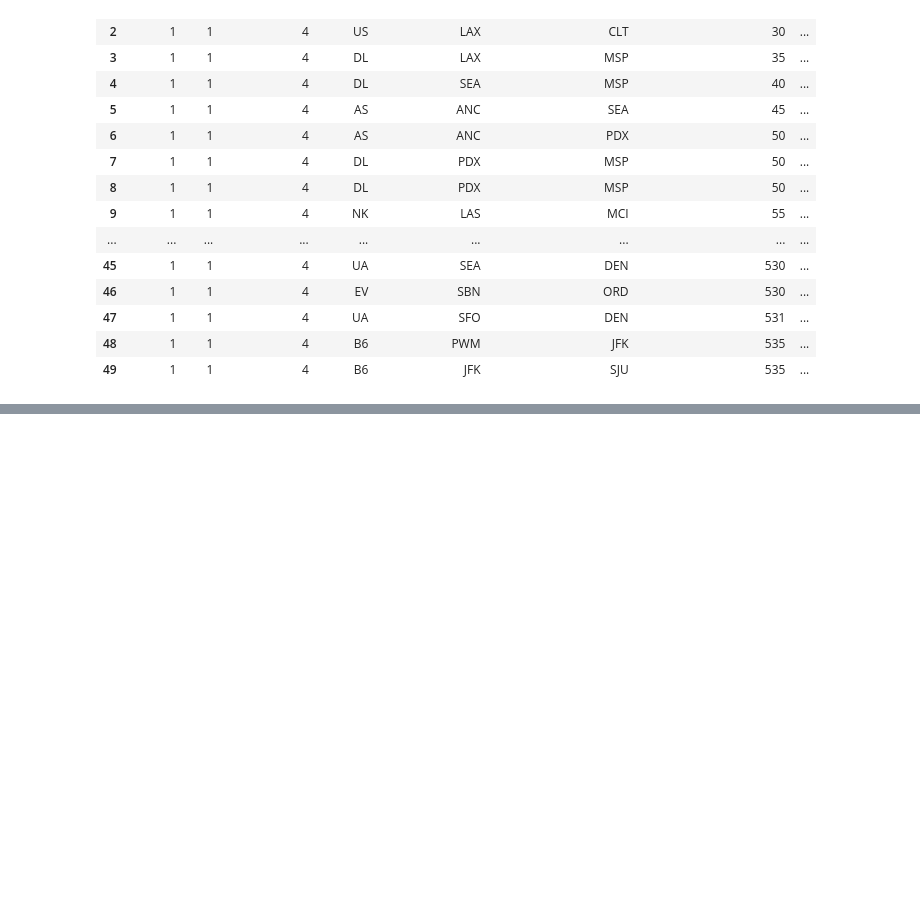
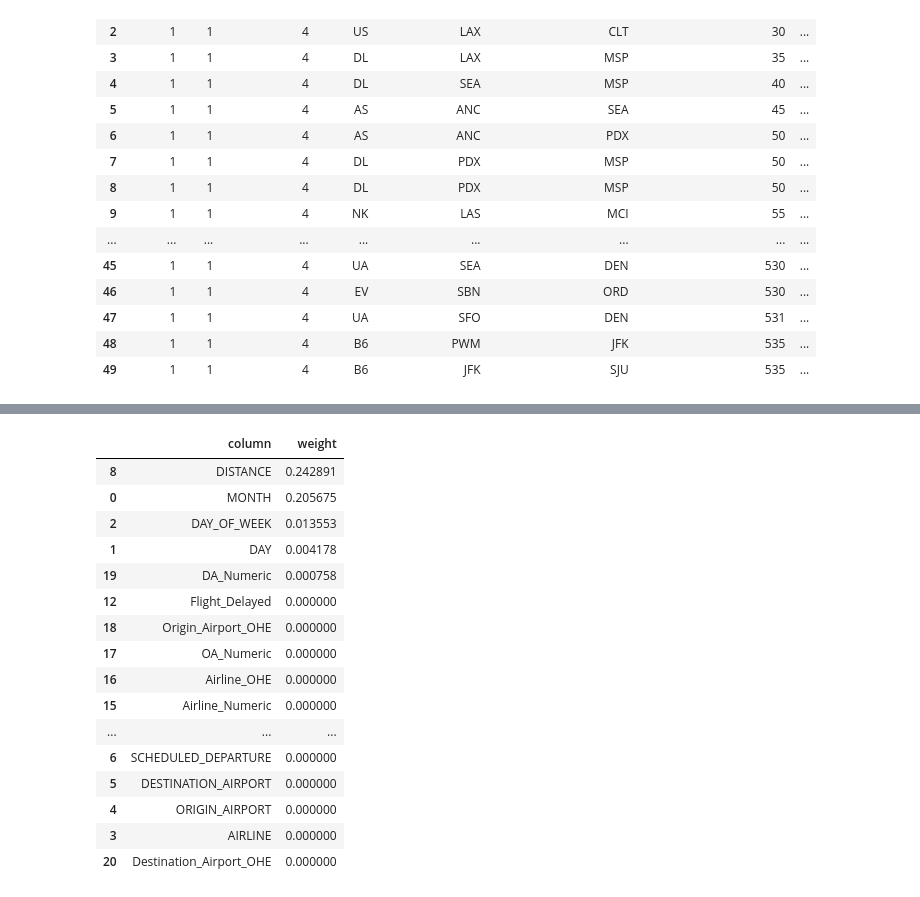
Before and after one commit to BDATeam1/Master, a Jupyter notebook: BDA_MultiClass.ipynb, the cells around one changed output, grey strips where cells are left out. Cells and saved outputs as stored; diff of their text form; code cells hidden in the pictures; blank space fills up the shorter version.

```diff
--- a/BDA_MultiClass.ipynb
+++ b/BDA_MultiClass.ipynb
@@ -78,7 +78,7 @@ type(flights_df)
 # %% [output]
 [interactive output not drawn]
 # %%
-flights_df_sample = flights_df.sample(True, 0.2, 42)
+flights_df_sample = flights_df.sample(True, 0.5, 42)
 # %% [output]
 [interactive output not drawn]
 # %%
@@ -109,10 +109,10 @@ from pyspark.ml.feature import Bucketizer
 from pyspark.sql.functions import udf
 from pyspark.sql.types import *
 
-delay_bucketizer = Bucketizer(splits=[ -55, 30, 60, float('Inf') ],inputCol="DEPARTURE_DELAY", outputCol="Delay_Bucket")
+delay_bucketizer = Bucketizer(splits=[ -55, 15, 30, float('Inf') ],inputCol="DEPARTURE_DELAY", outputCol="Delay_Bucket")
 flights_df_sample = delay_bucketizer.setHandleInvalid("keep").transform(flights_df_sample)
 
-d = {0.0:"No Delay", 1.0: "Delayed by 30-60 mins", 2.0:"Delayed by more than 1 hour"}
+d = {0.0:"No Delay", 1.0: "Delayed by more than 15mins", 2.0:"Delayed by more than 30 mins"}
 udf_foo = udf(lambda x: d[x], StringType())
 flights_df_sample = flights_df_sample.withColumn("Flight_Delayed", udf_foo("Delay_Bucket"))
 
@@ -177,7 +177,7 @@ flights_df_sample.limit(50).toPandas()
 | 48 | 1 | 1 | 4 | B6 | PWM | JFK | 535 | ... |
 | 49 | 1 | 1 | 4 | B6 | JFK | SJU | 535 | ... |
 # %%
-training_df, testing_df = flights_df_sample.randomSplit([0.7, 0.3])
+training_df, testing_df = flights_df_sample.randomSplit([0.9, 0.1])
 # %% [output]
 [interactive output not drawn]
 # %%
@@ -255,3 +263,25 @@ gbt_bce.evaluate(gbt_model.transform(testing_df))
+# %%
+randomForest_model = rf_model.stages[-1]
+pd.DataFrame(list(zip(flights_df_sample.columns[:21], randomForest_model.featureImportances.toArray())),
+             columns = ['column', 'weight']).sort_values('weight', ascending=False)
+# %% [output]
+|  | column | weight |
+| 8 | DISTANCE | 0.242891 |
+| 0 | MONTH | 0.205675 |
+| 2 | DAY_OF_WEEK | 0.013553 |
+| 1 | DAY | 0.004178 |
+| 19 | DA_Numeric | 0.000758 |
+| 12 | Flight_Delayed | 0.000000 |
+| 18 | Origin_Airport_OHE | 0.000000 |
+| 17 | OA_Numeric | 0.000000 |
+| 16 | Airline_OHE | 0.000000 |
+| 15 | Airline_Numeric | 0.000000 |
+| ... | ... | ... |
+| 6 | SCHEDULED_DEPARTURE | 0.000000 |
+| 5 | DESTINATION_AIRPORT | 0.000000 |
+| 4 | ORIGIN_AIRPORT | 0.000000 |
+| 3 | AIRLINE | 0.000000 |
+| 20 | Destination_Airport_OHE | 0.000000 |
 # %%
 paramGrid = ParamGridBuilder()\
   .addGrid(rf.maxBins, [25, 28, 31])\
```
Also changed, not shown: parts of 19 cells of this notebook.
